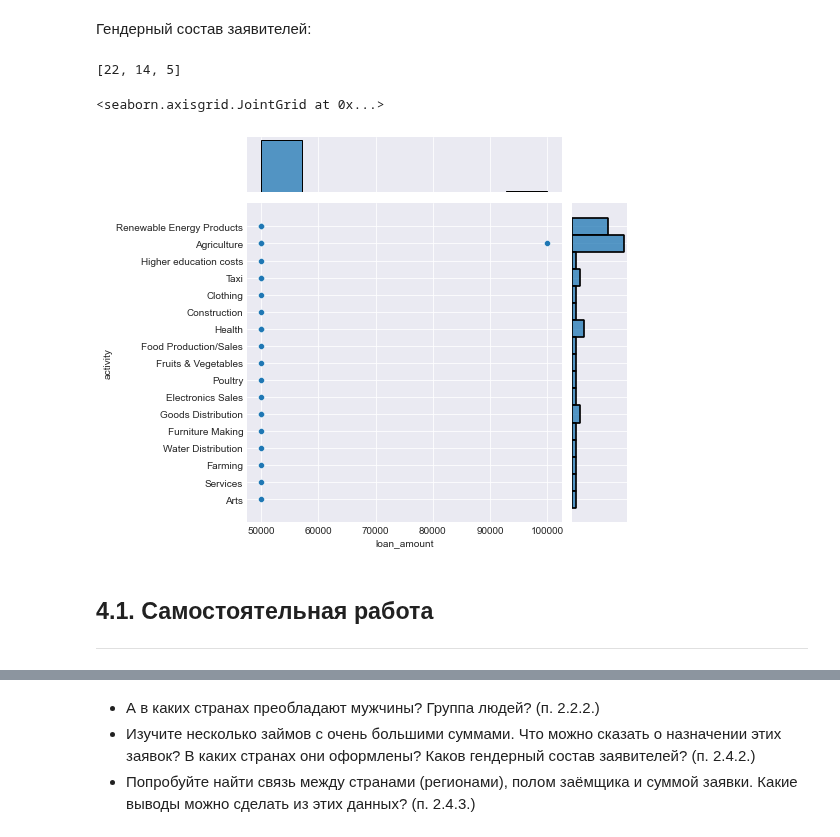
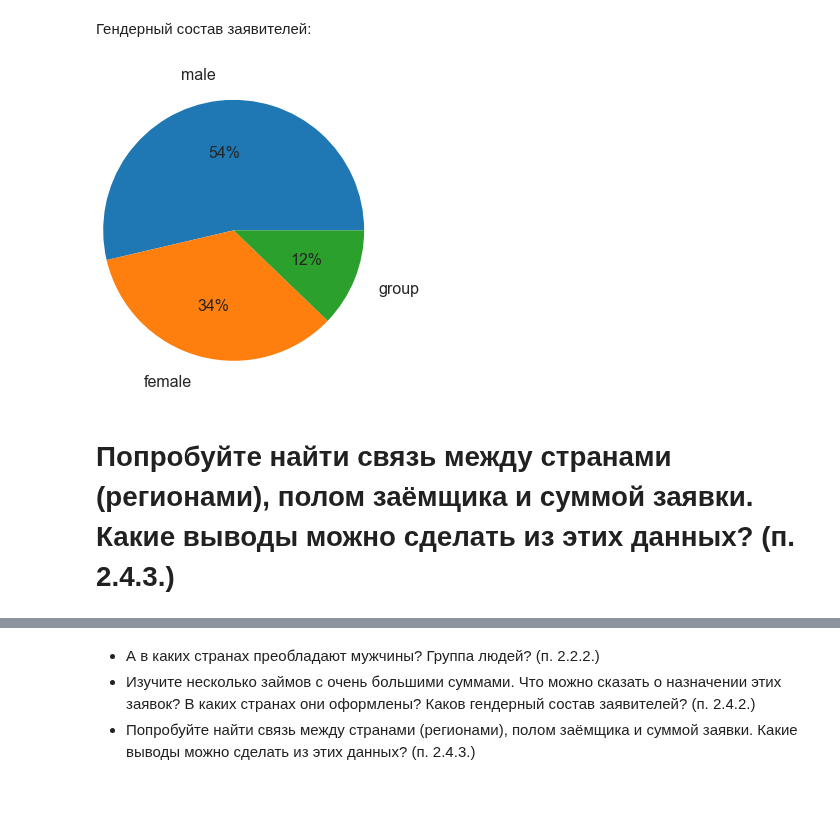
Before and after one commit to Dreeamcatcher/repo, a Jupyter notebook: skillbox/Data analytics - junior/lesson - EDA/hw-eda.ipynb, the cells around one changed output, grey strips where cells are left out. Cells and saved outputs as stored; diff of their text form; code cells hidden in the pictures; blank space fills up the shorter version.

```diff
--- a/skillbox/Data analytics - junior/lesson - EDA/hw-eda.ipynb
+++ b/skillbox/Data analytics - junior/lesson - EDA/hw-eda.ipynb
@@ -141,28 +144,10 @@ Rwanda           1
 Name: country, dtype: int64
 # %% [markdown]
 Гендерный состав заявителей:
-# %%
-df_high_loan['borrower_genders'].value_counts()
-# %% [output]
-[22, 14, 5]
-# %%
-# plt.figure(figsize=(20,10))
-# plt.title("Суммы займов по секторам", fontsize=18)
-# plt.xticks(np.arange(0, max(df_high_loan['loan_amount']+1), 10000))
-# plt.tick_params(labelsize=14)
-#
-# sns.boxplot(x='loan_amount', y="sector", data=df_high_loan ).set(ylabel=None, xlabel=None)
-# plt.show()
-# sns.distplot(df_high_loan ['total_bill'], kde=False, bins=30);
-sns.jointplot(x='loan_amount', y='activity', data=df_high_loan , kind='scatter')
-# plt.figure(figsize=(20,10))
-# plt.title("Количество займов в разрезе стран", fontsize=16)
-# plt.tick_params(labelsize=14)
-# sns.barplot(y=df_high_loan.activity, x=df_high_loan.value_counts(), alpha=0.6)
-# plt.show()
-# %% [output]
-<seaborn.axisgrid.JointGrid at 0x...>
-[figure, removed]
-# %% [markdown]
-## 4.1. Самостоятельная работа
-***
+# %%
+borrowers = df_high_loan['borrower_genders'].value_counts()
+plot = borrowers.plot.pie(fontsize=16, autopct='%1.0f%%', labeldistance=1.2, radius=1.5)
+# %% [output]
+[figure, added]
+# %% [markdown]
+# Попробуйте найти связь между странами (регионами), полом заёмщика и суммой заявки. Какие выводы можно сделать из этих данных? (п. 2.4.3.)
```
Also changed, not shown: parts of 6 cells of this notebook.
